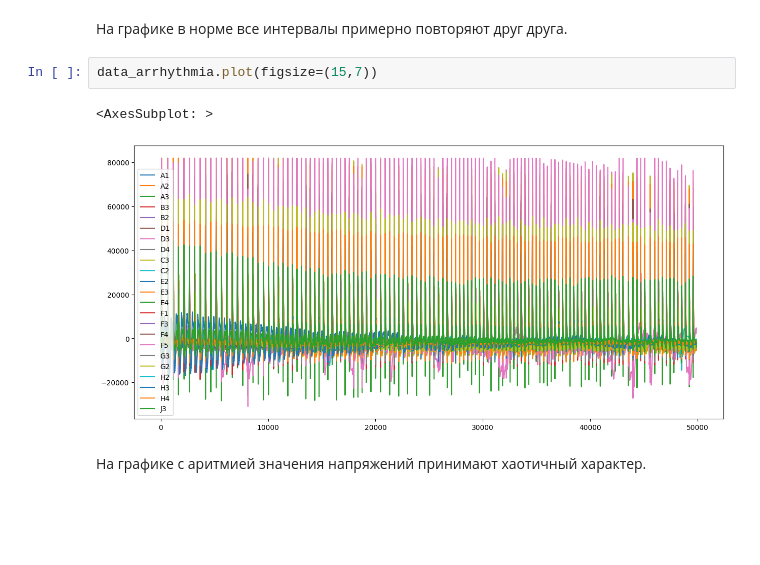
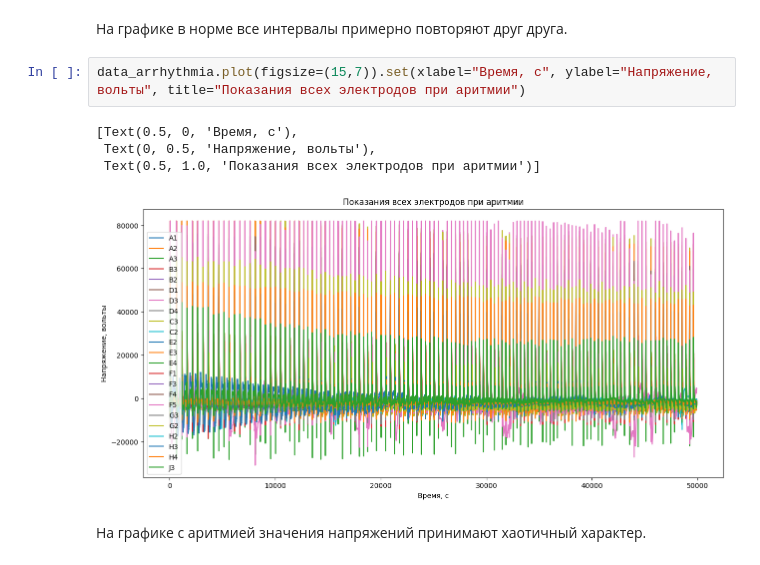
Before and after one commit to multifacs/ecg-analysis, a Jupyter notebook: ECG.ipynb, the cells around one changed output. Cells and saved outputs as stored; diff of their text form; blank space fills up the shorter version.

```diff
--- a/ECG.ipynb
+++ b/ECG.ipynb
@@ -397,10 +441,12 @@ data_normal.plot(figsize=(15,7))
 # %% [markdown]
 На графике в норме все интервалы примерно повторяют друг друга.
-# %%
-data_arrhythmia.plot(figsize=(15,7))
-# %% [output]
-<AxesSubplot: >
-[figure, removed]
+# %%
+data_arrhythmia.plot(figsize=(15,7)).set(xlabel="Время, с", ylabel="Напряжение, вольты", title="Показания всех электродов при аритмии")
+# %% [output]
+[Text(0.5, 0, 'Время, с'),
+ Text(0, 0.5, 'Напряжение, вольты'),
+ Text(0.5, 1.0, 'Показания всех электродов при аритмии')]
+[figure, added]
 # %% [markdown]
 На графике с аритмией значения напряжений принимают хаотичный характер.
 # %% [markdown]
```
Also changed, not shown: parts of 32 cells of this notebook.
